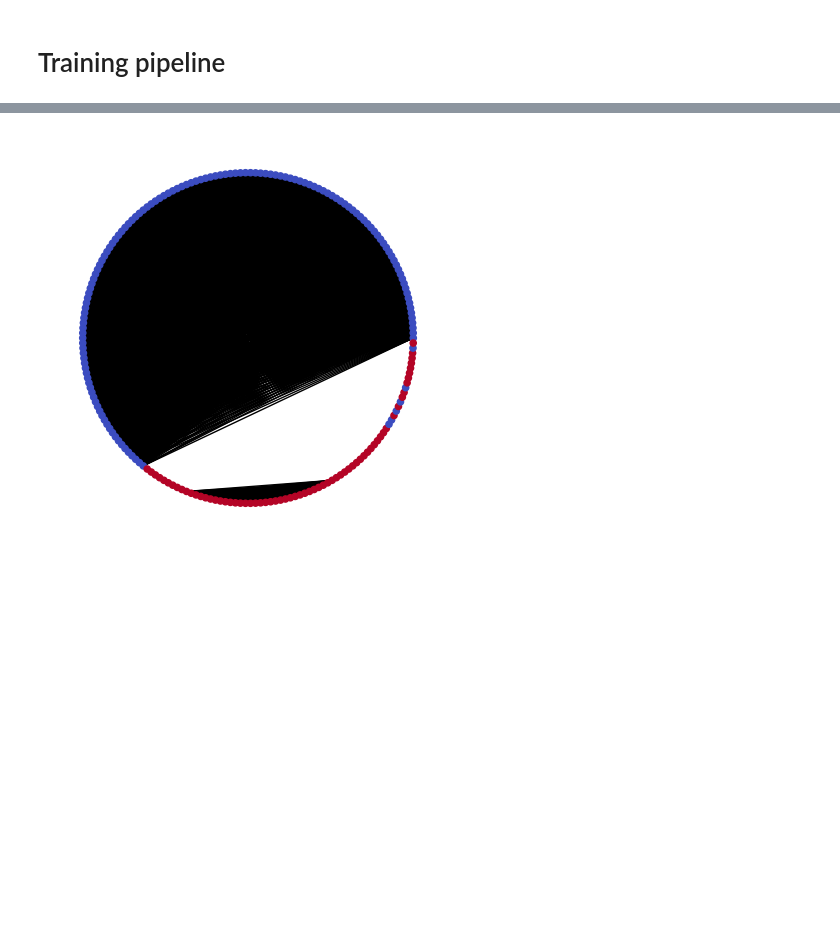
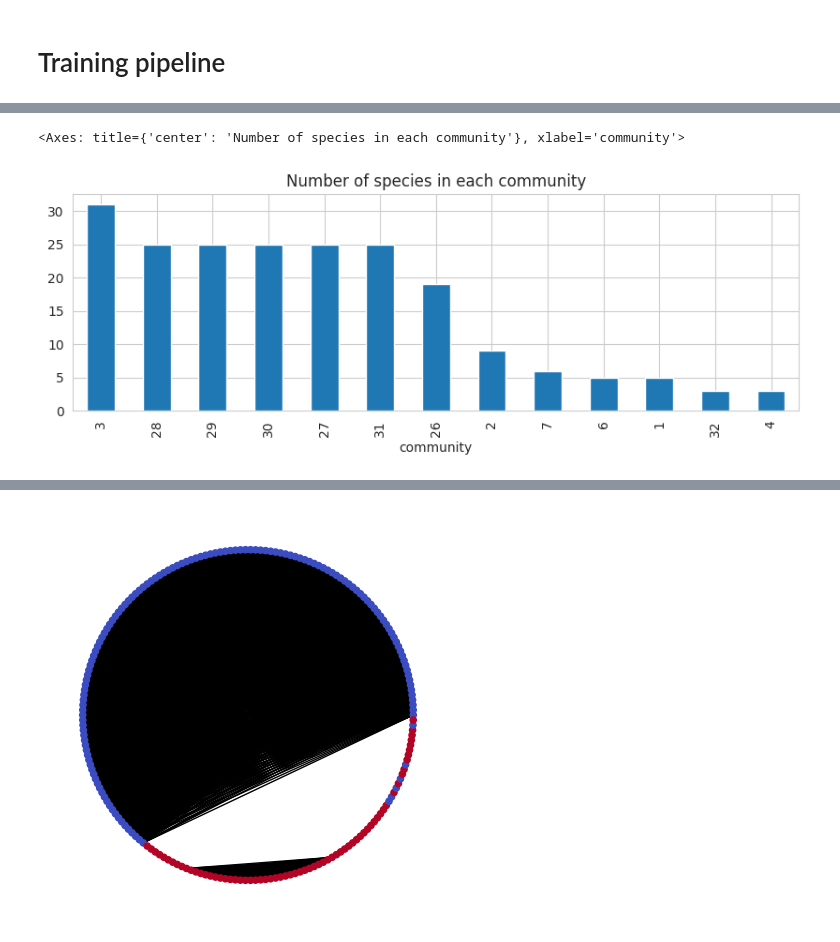
Before and after one commit to simone7monaco/newzeland-plants, a Jupyter notebook: new_dataset.ipynb, the cells around one changed output, grey strips where cells are left out. Saved outputs shown, nothing was run; the diff lists cells and outputs as text; code cells hidden in the pictures; blank space fills up the shorter version.

```diff
--- a/data/new_dataset.ipynb
+++ b/new_dataset.ipynb
@@ -464,0 +494,29 @@ Data(x_species=[206, 38], x_species_phylo=[206, 16], x_species_traits_nanmask=[2
+# %%
+import numpy as np
+import torch
+import networkx as nx
+from sklearn.model_selection import GroupShuffleSplit
+
+test_size = .3
+
+G = nx.Graph()
+G.add_nodes_from(range(data['species'].num_nodes))
+G.add_edges_from(data['species', 'species'].edge_index.T.numpy())
+communities = list(nx.algorithms.community.louvain_communities(G))
+# %%
+cs = []
+for i, community in enumerate(communities):
+    cs.extend(((node, i) for node in community))
+
+cs = pd.DataFrame(cs, columns=['species_idx', 'community'])
+cs.loc[cs.community.groupby(cs.community).transform('size').eq(1), 'community'] = cs.community.max() + 1
+
+# split the bigger communities into smaller ones (if they are bigger than 1/5 of the dataset, slit by tiles of 1/5 of the community size)
+for i, community in cs.groupby('community'):
+    if len(community) > len(cs) / 5:
+        cs.loc[community.index, 'community'] = (community.species_idx // (len(community) // 5)).astype(int) + cs.community.max() + 1
+
+cs.community.value_counts().plot(kind='bar', figsize=(10, 3), title='Number of species in each community')
+# %% [output]
+<Axes: title={'center': 'Number of species in each community'}, xlabel='community'>
+[figure, added]
```
Also changed, not shown: parts of 42 cells of this notebook, 13 other files.
